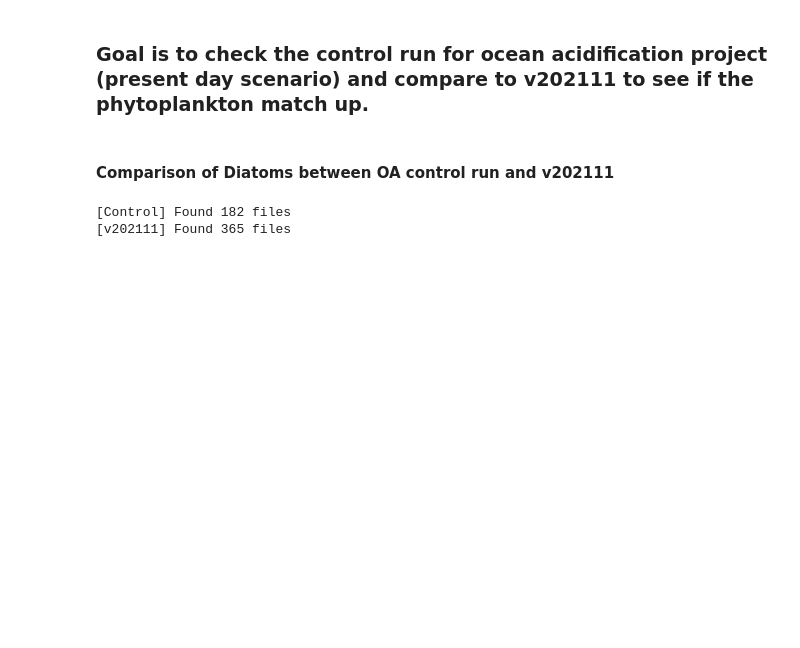
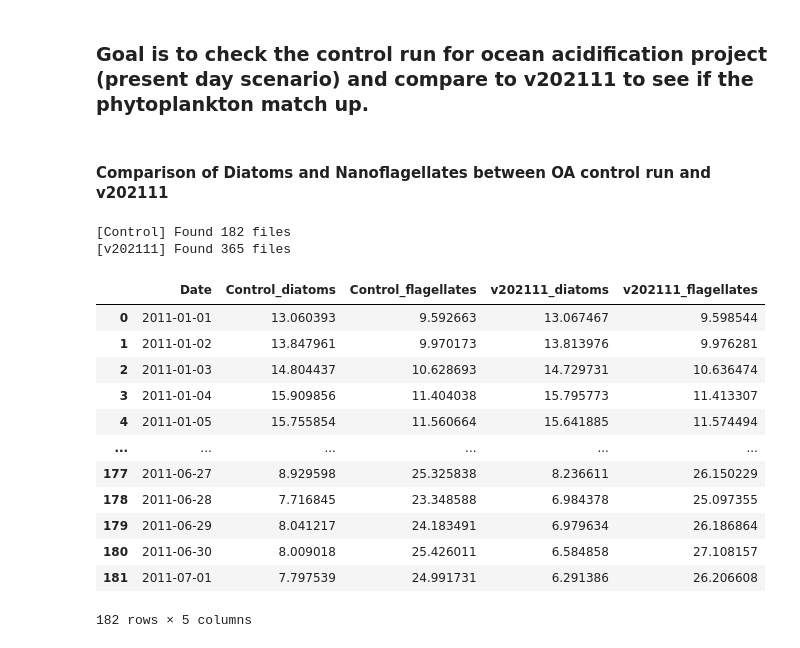
Before and after one commit to SalishSeaCast/analysis-karyn, a Jupyter notebook: notebooks/OceanAcidification/CompareOAcontrolvsv202111.ipynb, the cells around one changed output. Drawn from its saved outputs; the diff is of its cells as text; code cells hidden in the pictures; blank space fills up the shorter version.

```diff
--- a/notebooks/OceanAcidification/CompareOAcontrolvsv202111.ipynb
+++ b/notebooks/OceanAcidification/CompareOAcontrolvsv202111.ipynb
@@ -22,7 +22,7 @@ plt.rcParams.update({'font.size': 12, 'axes.titlesize': 'medium'})
 # %% [markdown]
 ### Goal is to check the control run for ocean acidification project (present day scenario) and compare to v202111 to see if the phytoplankton match up.
 # %% [markdown]
-#### Comparison of Diatoms between OA control run and v202111
+#### Comparison of Diatoms and Nanoflagellates between OA control run and v202111
 # %%
 def load_daily_biomass(file_pattern, label):
     files = sorted(glob.glob(file_pattern))
@@ -68,6 +76,22 @@ df_merged = pd.merge(df_A, df_B, on='Date', how='inner')
 # %% [output]
 [Control] Found 182 files
 [v202111] Found 365 files
+# %%
+df_merged
+# %% [output]
+|  | Date | Control_diatoms | Control_flagellates | v202111_diatoms | v202111_flagellates |
+| 0 | 2011-01-01 | 13.060393 | 9.592663 | 13.067467 | 9.598544 |
+| 1 | 2011-01-02 | 13.847961 | 9.970173 | 13.813976 | 9.976281 |
+| 2 | 2011-01-03 | 14.804437 | 10.628693 | 14.729731 | 10.636474 |
+| 3 | 2011-01-04 | 15.909856 | 11.404038 | 15.795773 | 11.413307 |
+| 4 | 2011-01-05 | 15.755854 | 11.560664 | 15.641885 | 11.574494 |
+| ... | ... | ... | ... | ... | ... |
+| 177 | 2011-06-27 | 8.929598 | 25.325838 | 8.236611 | 26.150229 |
+| 178 | 2011-06-28 | 7.716845 | 23.348588 | 6.984378 | 25.097355 |
+| 179 | 2011-06-29 | 8.041217 | 24.183491 | 6.979634 | 26.186864 |
+| 180 | 2011-06-30 | 8.009018 | 25.426011 | 6.584858 | 27.108157 |
+| 181 | 2011-07-01 | 7.797539 | 24.991731 | 6.291386 | 26.206608 |
+182 rows × 5 columns
 # %%
 # Plot
 plt.figure(figsize=(12, 5))
```
Also changed, not shown: parts of 3 cells of this notebook.
